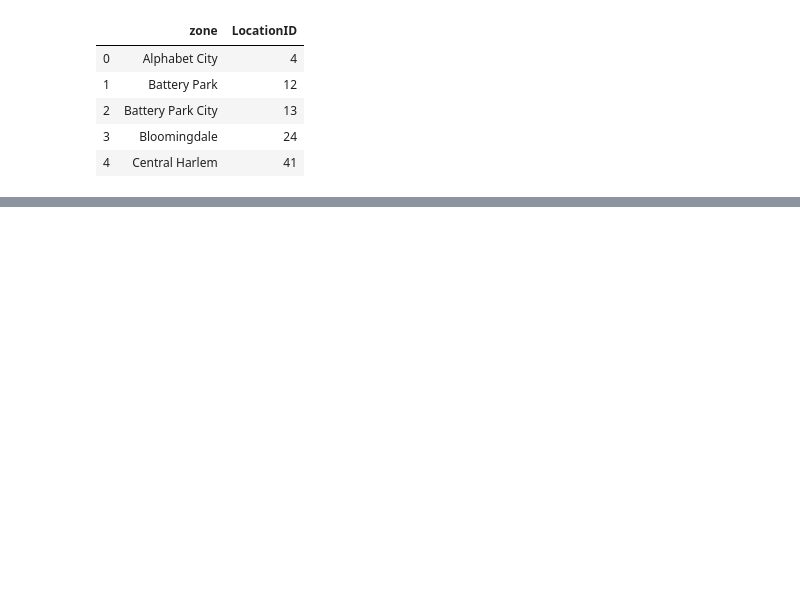
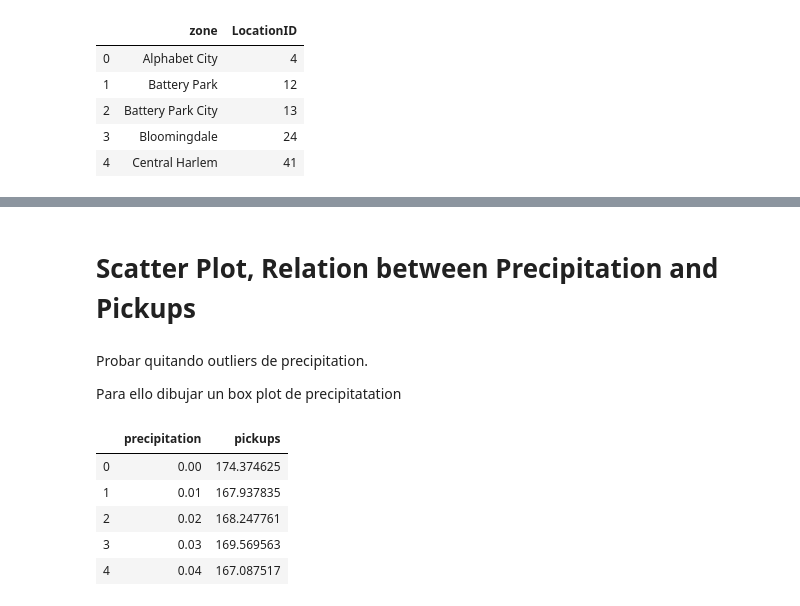
Before and after one commit to angelrps/MasterDataScience_FinalProject, a Jupyter notebook: notebooks/Data_Analysis_01.ipynb, the cells around one changed output, grey strips where cells are left out. Drawn from its saved outputs; the diff is of its cells as text; code cells hidden in the pictures; blank space fills up the shorter version.

```diff
--- a/notebooks/Data_Analysis_01.ipynb
+++ b/notebooks/Data_Analysis_01.ipynb
@@ -147,0 +160,19 @@ Name: pickups, dtype: float64
+# %% [markdown]
+# Scatter Plot, Relation between Precipitation and Pickups
+# %% [markdown]
+Probar quitando outliers de precipitation.
+
+Para ello dibujar un box plot de precipitatation
+# %%
+# take 'datetime', 'pickups' and 'precipitation' columns
+df_grouped = df2[['datetime', 'pickups', 'precipitation']]
+
+df_grouped = df_grouped.groupby('precipitation').mean().reset_index()
+df_grouped.head()
+# %% [output]
+|  | precipitation | pickups |
+| 0 | 0.00 | 174.374625 |
+| 1 | 0.01 | 167.937835 |
+| 2 | 0.02 | 168.247761 |
+| 3 | 0.03 | 169.569563 |
+| 4 | 0.04 | 167.087517 |
```
Also changed, not shown: parts of 11 cells of this notebook.
